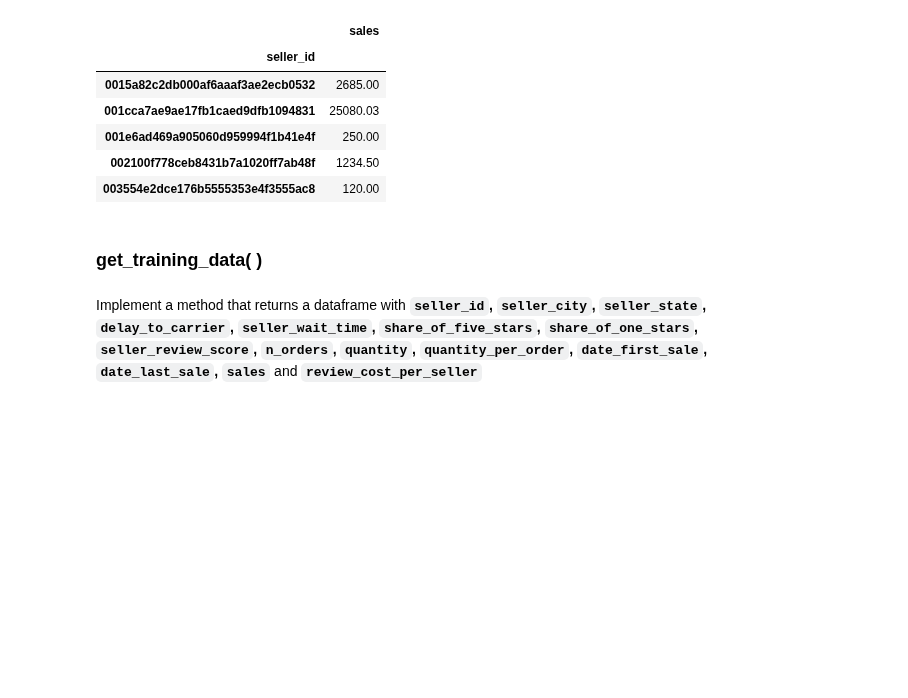
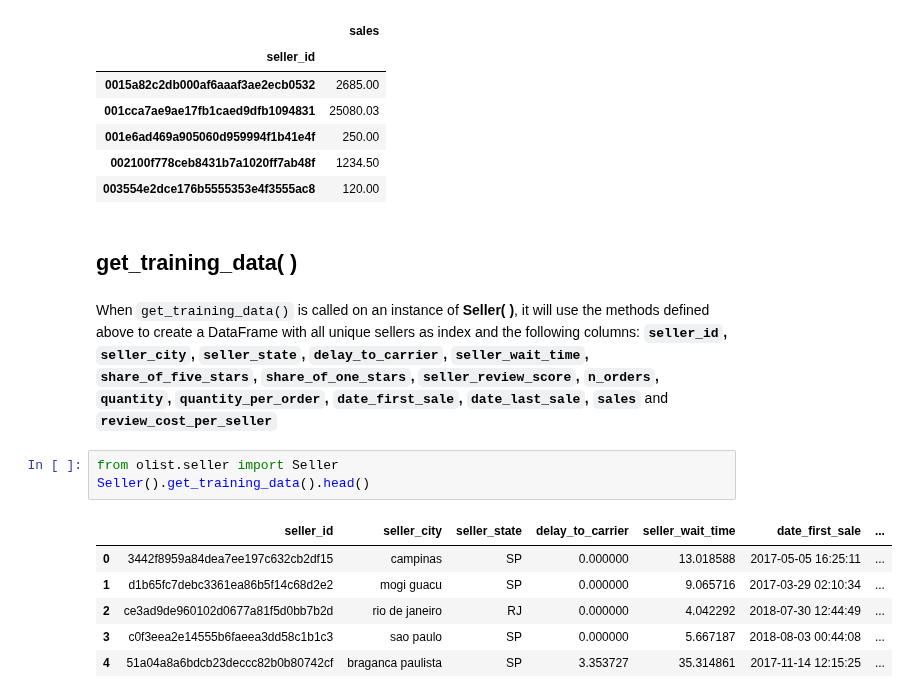
Before and after one commit to phlln/olist-analysis, a Jupyter notebook: notebooks/Seller Class - Method Implementation.ipynb, the cells around one changed output. Drawn from its saved outputs; the diff is of its cells as text; blank space fills up the shorter version.

```diff
--- a/notebooks/Sellers Dataset Prep - Method Implementation.ipynb
+++ b/notebooks/Seller Class - Method Implementation.ipynb
@@ -233,6 +238,16 @@ df3.head()
 | 002100f778ceb8431b7a1020ff7ab48f | 1234.50 |
 | 003554e2dce176b5555353e4f3555ac8 | 120.00 |
 # %% [markdown]
-### get_training_data( )
+## get_training_data( )
 # %% [markdown]
-Implement a method that returns a dataframe with **`seller_id`, `seller_city`, `seller_state`, `delay_to_carrier`, `seller_wait_time`, `share_of_five_stars`, `share_of_one_stars`, `seller_review_score`, `n_orders`, `quantity`,  `quantity_per_order`, `date_first_sale`, `date_last_sale`, `sales`** and **`review_cost_per_seller`**
+When `get_training_data()` is called on an instance of **Seller( )**, it will use the methods defined above to create a DataFrame with all unique sellers as index and the following columns: **`seller_id`, `seller_city`, `seller_state`, `delay_to_carrier`, `seller_wait_time`, `share_of_five_stars`, `share_of_one_stars`, `seller_review_score`, `n_orders`, `quantity`,  `quantity_per_order`, `date_first_sale`, `date_last_sale`, `sales`** and **`review_cost_per_seller`**
+# %%
+from olist.seller import Seller
+Seller().get_training_data().head()
+# %% [output]
+|  | seller_id | seller_city | seller_state | delay_to_carrier | seller_wait_time | date_first_sale | ... |
+| 0 | 3442f8959a84dea7ee197c632cb2df15 | campinas | SP | 0.000000 | 13.018588 | 2017-05-05 16:25:11 | ... |
+| 1 | d1b65fc7debc3361ea86b5f14c68d2e2 | mogi guacu | SP | 0.000000 | 9.065716 | 2017-03-29 02:10:34 | ... |
+| 2 | ce3ad9de960102d0677a81f5d0bb7b2d | rio de janeiro | RJ | 0.000000 | 4.042292 | 2018-07-30 12:44:49 | ... |
+| 3 | c0f3eea2e14555b6faeea3dd58c1b1c3 | sao paulo | SP | 0.000000 | 5.667187 | 2018-08-03 00:44:08 | ... |
+| 4 | 51a04a8a6bdcb23deccc82b0b80742cf | braganca paulista | SP | 3.353727 | 35.314861 | 2017-11-14 12:15:25 | ... |
```
Also changed, not shown: parts of 16 cells of this notebook, 5 other files.
